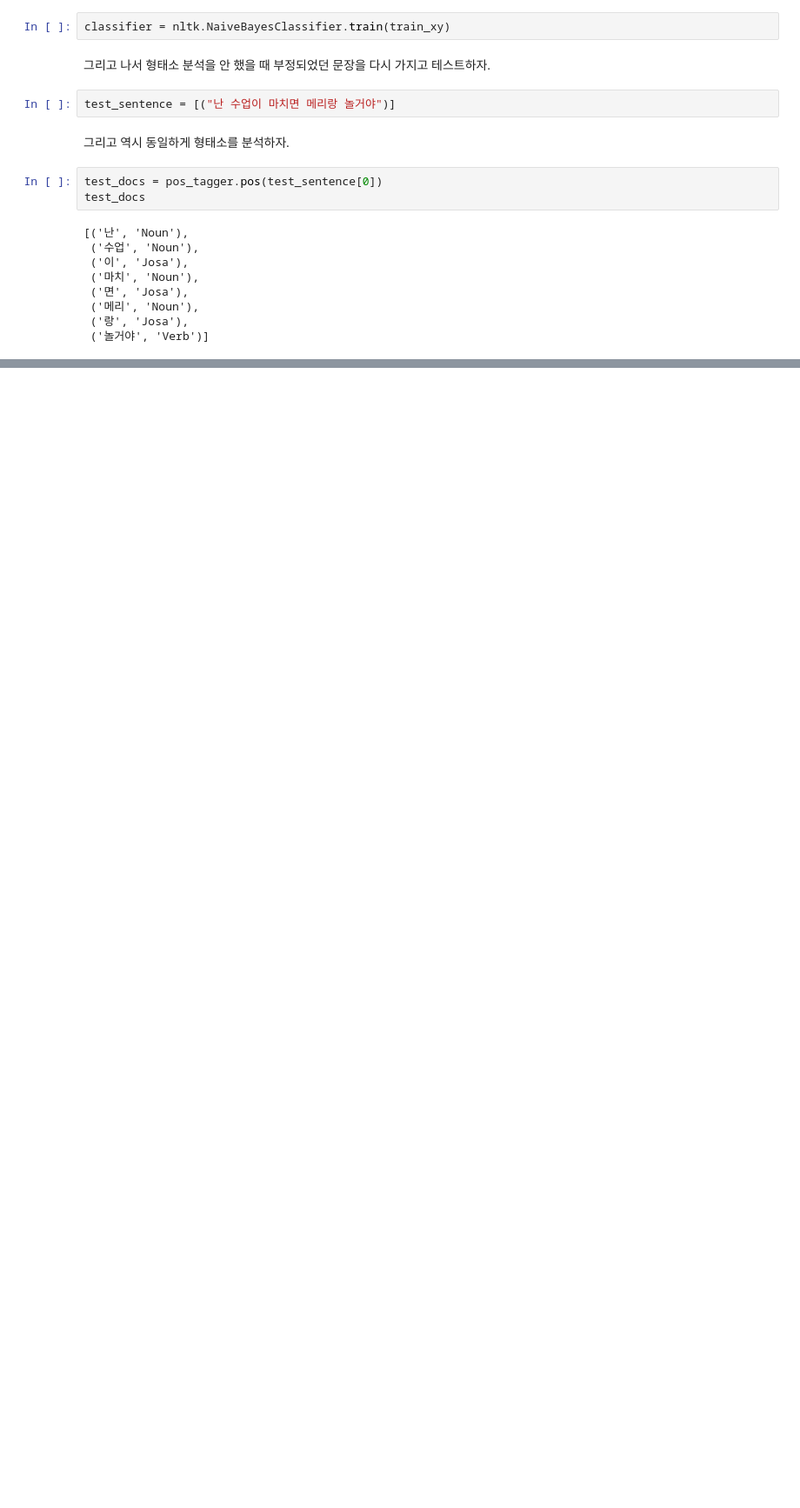
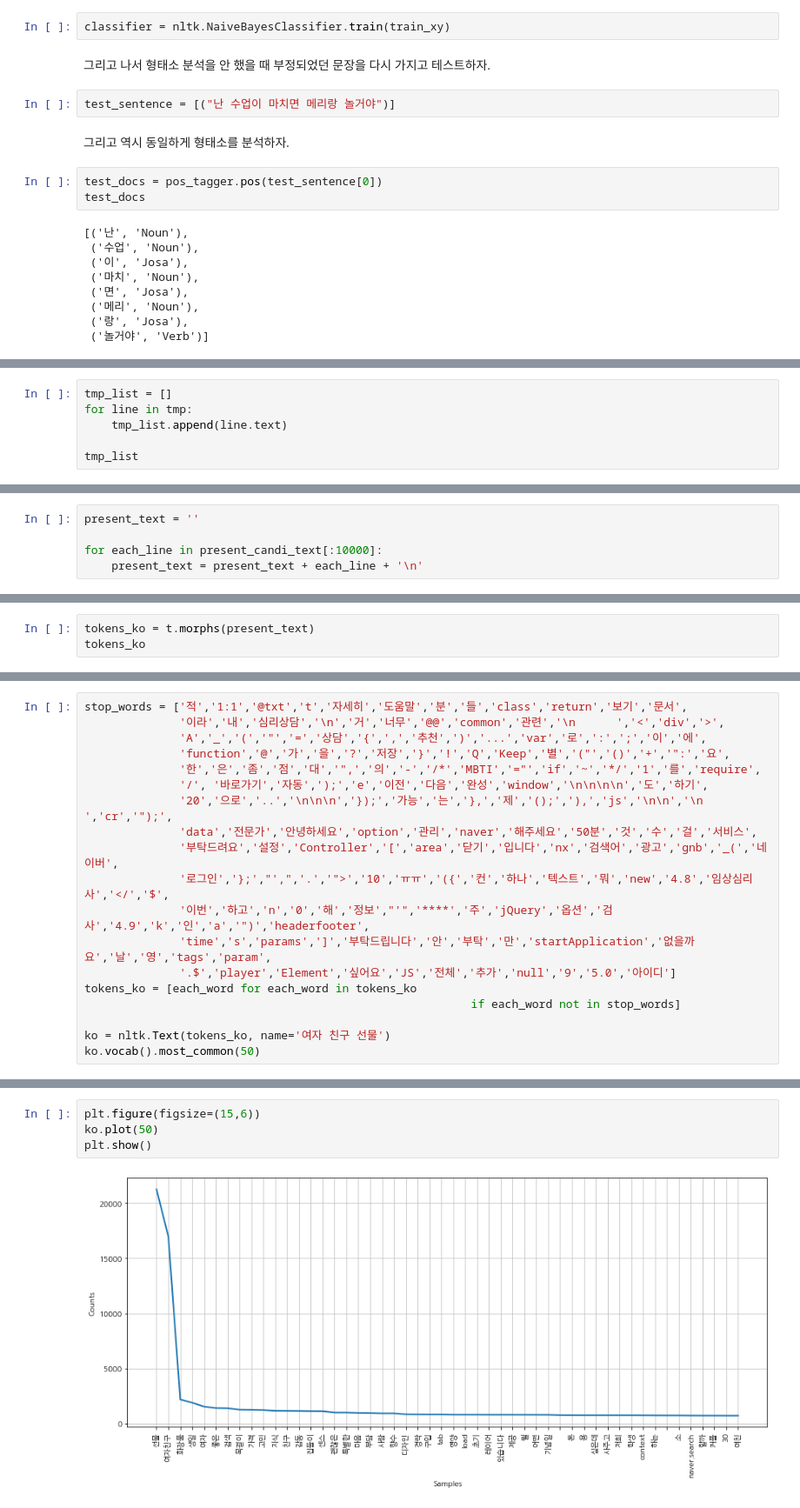
Before and after one commit to jaeyoon89/python_datascience_study, a Jupyter notebook: ch8_natural_language_processig.ipynb, the cells around one changed output, grey strips where cells are left out. Shown at 87% size. Cells and saved outputs as stored; diff of their text form; blank space fills up the shorter version.

```diff
--- a/ch8_natural_language_processig.ipynb
+++ b/ch8_natural_language_processig.ipynb
@@ -637,0 +1088,6 @@ test_sent_features = {}
+# %%
+tmp_list = []
+for line in tmp:
+    tmp_list.append(line.text)
+
+tmp_list
@@ -637,0 +1156,5 @@ test_sent_features = {}
+# %%
+present_text = ''
+
+for each_line in present_candi_text[:10000]:
+    present_text = present_text + each_line + '\n'
@@ -637,0 +1163,3 @@ test_sent_features = {}
+# %%
+tokens_ko = t.morphs(present_text)
+tokens_ko
@@ -637,0 +1218,19 @@ test_sent_features = {}
+# %%
+stop_words = ['적','1:1','@txt','t','자세히','도움말','분','들','class','return','보기','문서',
+              '이라','내','심리상담','\n','거','너무','@@','common','관련','\n      ','<','div','>',
+              'A','_','(','"','=','상담','{',',','추천',')','...','var','로',':',';','이','에',
+              'function','@','가','을','?','저장','}','!','Q','Keep','별','("','()','+','":','요',
+              '한','은','좀','점','대','",','의','-','/*','MBTI','="','if','~','*/','1','를','require',
+              '/', '바로가기','자동',');','e','이전','다음','완성','window','\n\n\n\n','도','하기',
+              '20','으로','..','\n\n\n','});','가능','는','},','제','();','),','js','\n\n','\n  ','cr','");',
+              'data','전문가','안녕하세요','option','관리','naver','해주세요','50분','것','수','걸','서비스',
+              '부탁드려요','설정','Controller','[','area','닫기','입니다','nx','검색어','광고','gnb','_(','네이버',
+              '로그인','};',"',",'.','">','10','ㅠㅠ','({','컨','하나','텍스트','뭐','new','4.8','임상심리사','</','$',
+              '이번','하고','n','0','해','정보',"'",'****','주','jQuery','옵션','검사','4.9','k','인','a','")','headerfooter',
+              'time','s','params',']','부탁드립니다','안','부탁','만','startApplication','없을까요','날','영','tags','param',
+              '.$','player','Element','싶어요','JS','전체','추가','null','9','5.0','아이디']
+tokens_ko = [each_word for each_word in tokens_ko
+                                                         if each_word not in stop_words]
+
+ko = nltk.Text(tokens_ko, name='여자 친구 선물')
+ko.vocab().most_common(50)
@@ -637,0 +1257,6 @@ test_sent_features = {}
+# %%
+plt.figure(figsize=(15,6))
+ko.plot(50)
+plt.show()
+# %% [output]
+[figure, added]
```
Also changed, not shown: parts of 88 cells of this notebook.
